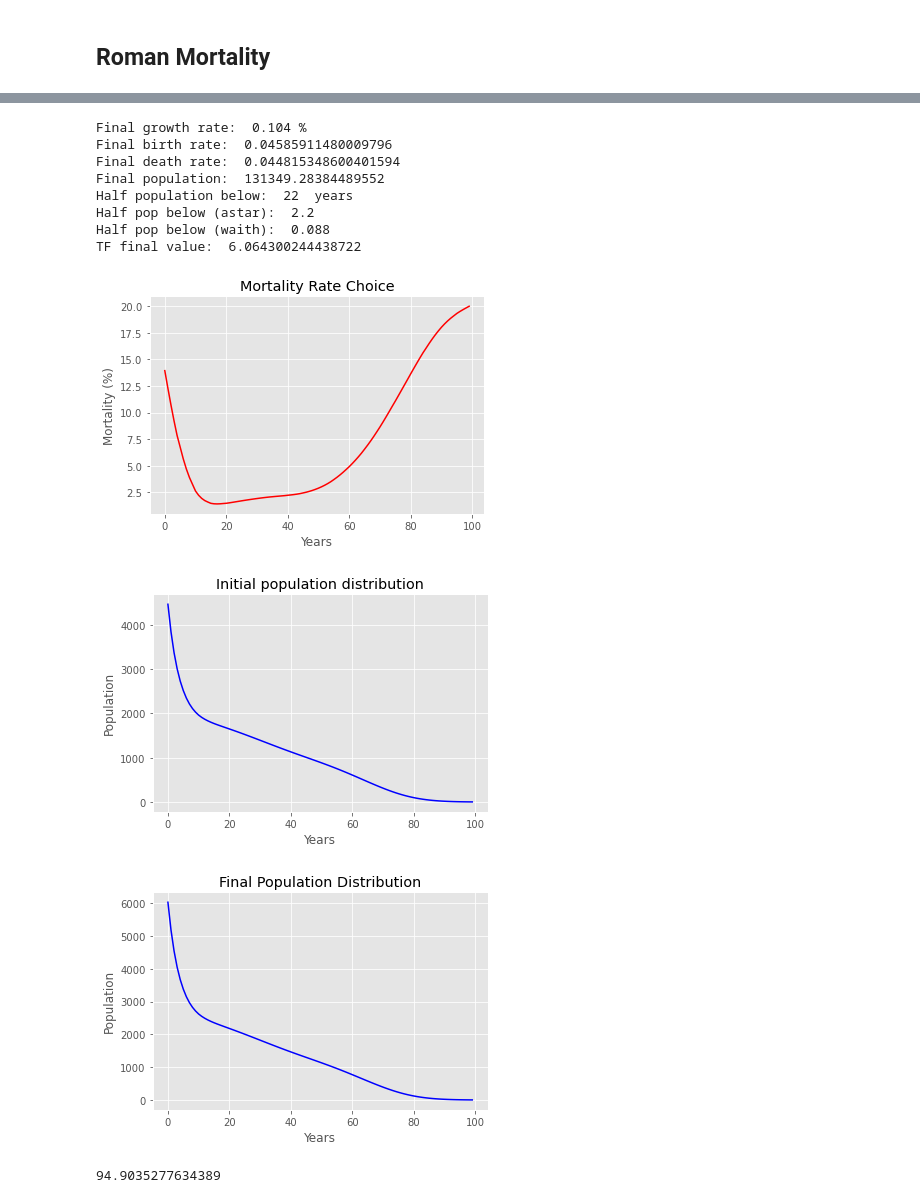
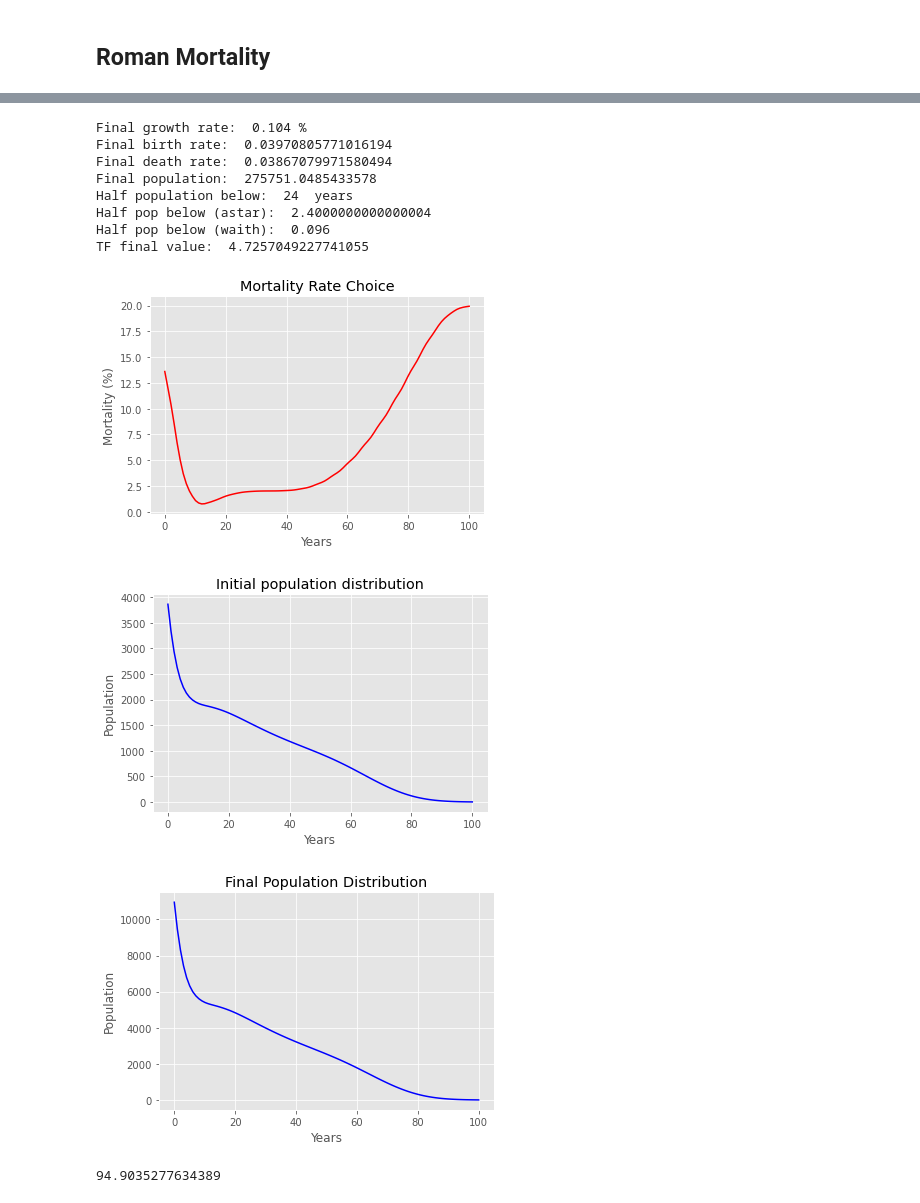
Before and after one commit to soundofives/worldbuilding, a Jupyter notebook: dnd-progs/poppyr.ipynb, the cells around one changed output, grey strips where cells are left out. Saved outputs shown, nothing was run; the diff lists cells and outputs as text; code cells hidden in the pictures.

```diff
--- a/dnd-progs/poppyr.ipynb
+++ b/dnd-progs/poppyr.ipynb
@@ -55,13 +161,13 @@ print("Processed data:")
 ages = raa
 mortality = rma
 lifetime = 100
-fertility_start = 18
-fertility_end = 45
-TF_guess = 6
-curve_degree = 12
+fertility_start = 12
+fertility_end = 49
+TF_guess = 4.9
+curve_degree = 3
 cohort_len = 1
 flat_fertility_pdf = 0
-customfactor = 5
+customfactor = 1
 verbose = 0
 roman_expanded_presim = pre_sim_process(ages,mortality,lifetime,fertility_start,fertility_end,
                                      TF_guess,curve_degree,cohort_len,flat_fertility_pdf,
@@ -78,7 +184,7 @@ roman_lifetable = pd.DataFrame(data=(raa,rma,roman_I,roman_e),index=('Age','Mort
 placeholder = estimate_statistics(roman_I,rma,raa,roman_deaths,fertility_start=18,fertility_end=45,TF_guess=5.5)
 #roman_lifetable.transpose()
 
-roman_expanded_presim[-1].transpose()[0:10]
+roman_expanded_presim[-1].transpose()[0:21]
 
 #print(roman_expanded_presim[-1])
 # %% [output]
@@ -112,43 +224,43 @@ Growth rate in percent:  0.37039694667457657
 # %%
 # roman_expanded_result = np.load('roman_expanded_12021-01-1412.28.57.426426.npy',allow_pickle=1)
 
 # #Raw Roman Data
 # main_sim(raa,np.array(rma),12,32,population_distribution=np.zeros(len(rma))+1e3
 #          ,predict=1,guess_TF=3,set_growth_rate=(0.1/100),TF_set=5.33,sim_len=None,print_flag=0)
 
 # #Expanded Roman Data
 ages = roman_expanded_presim[0]
 mortality = roman_expanded_presim[1]
 pop_d = roman_expanded_presim[2]*1e5
-fertility_start = 18
-fertility_end = 45
+fertility_start = 12
+fertility_end = 49
 predict_TF = 1
 guess_TF = 6
 set_growth_rate = (0.1/100)
 set_TF = 6
 flat_fertility_pdf = 0
 sim_len = 300
 print_flag = 0
 final_report = 1
 savefile = None
 
 
 roman_expanded_mainsim = main_sim(ages,mortality,pop_d,fertility_start,fertility_end,
                                   predict_TF,guess_TF,set_growth_rate,set_TF,flat_fertility_pdf,
                                   sim_len,print_flag,final_report,savefile)
 #[final_pop_d,pop_d,half_pop_below,TF,growth_rate,birth_rate,death_rate]
 # %% [output]
 Final growth rate:  0.104 %
-Final birth rate:  0.04585911480009796
-Final death rate:  0.044815348600401594
-Final population:  131349.28384489552
-Half population below:  22  years
-Half pop below (astar):  2.2
-Half pop below (waith):  0.088
-TF final value:  6.064300244438722
+Final birth rate:  0.03970805771016194
+Final death rate:  0.03867079971580494
+Final population:  275751.0485433578
+Half population below:  24  years
+Half pop below (astar):  2.4000000000000004
+Half pop below (waith):  0.096
+TF final value:  4.7257049227741055
-[figure, old version]
+[figure, new version]
-[figure, old version]
+[figure, new version]
-[figure, old version]
+[figure, new version]
 # %%
 pop_mainsim = roman_expanded_mainsim
 pop_presim = roman_expanded_presim
```
Also changed, not shown: parts of 23 cells of this notebook, 53 other files.
